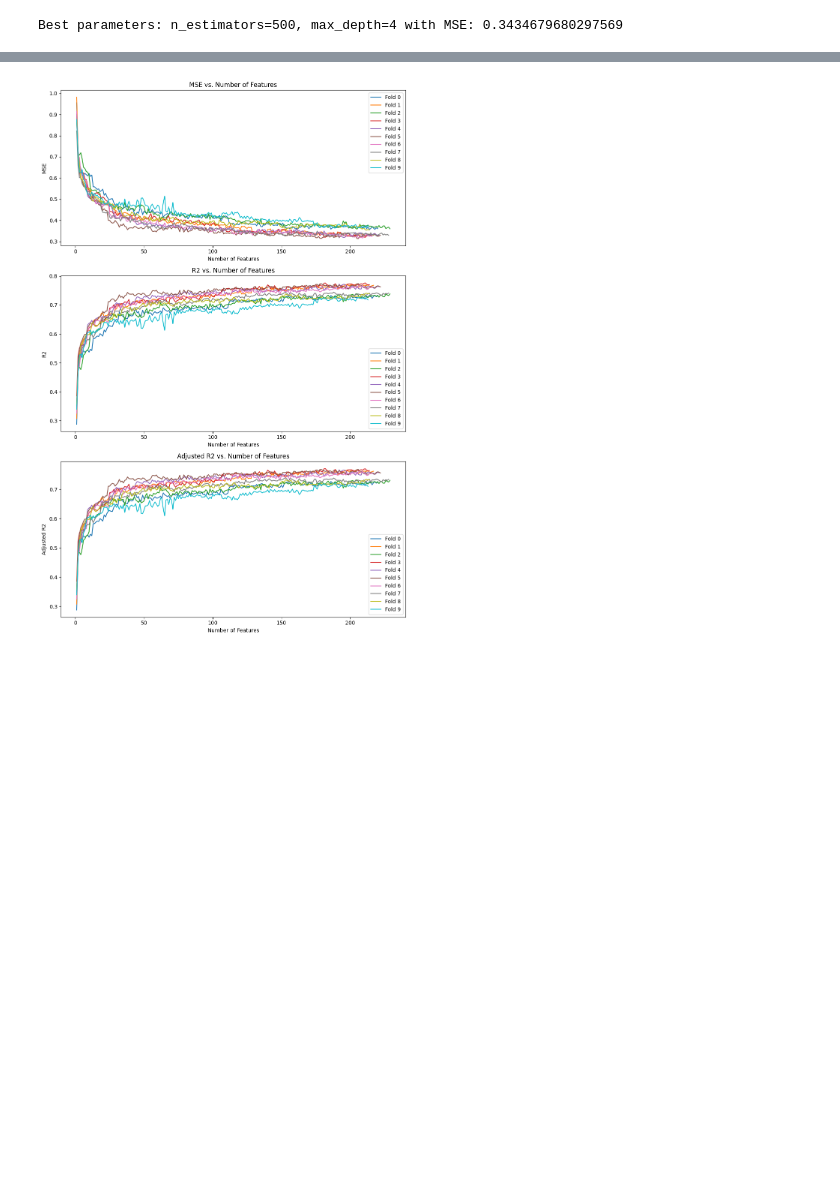
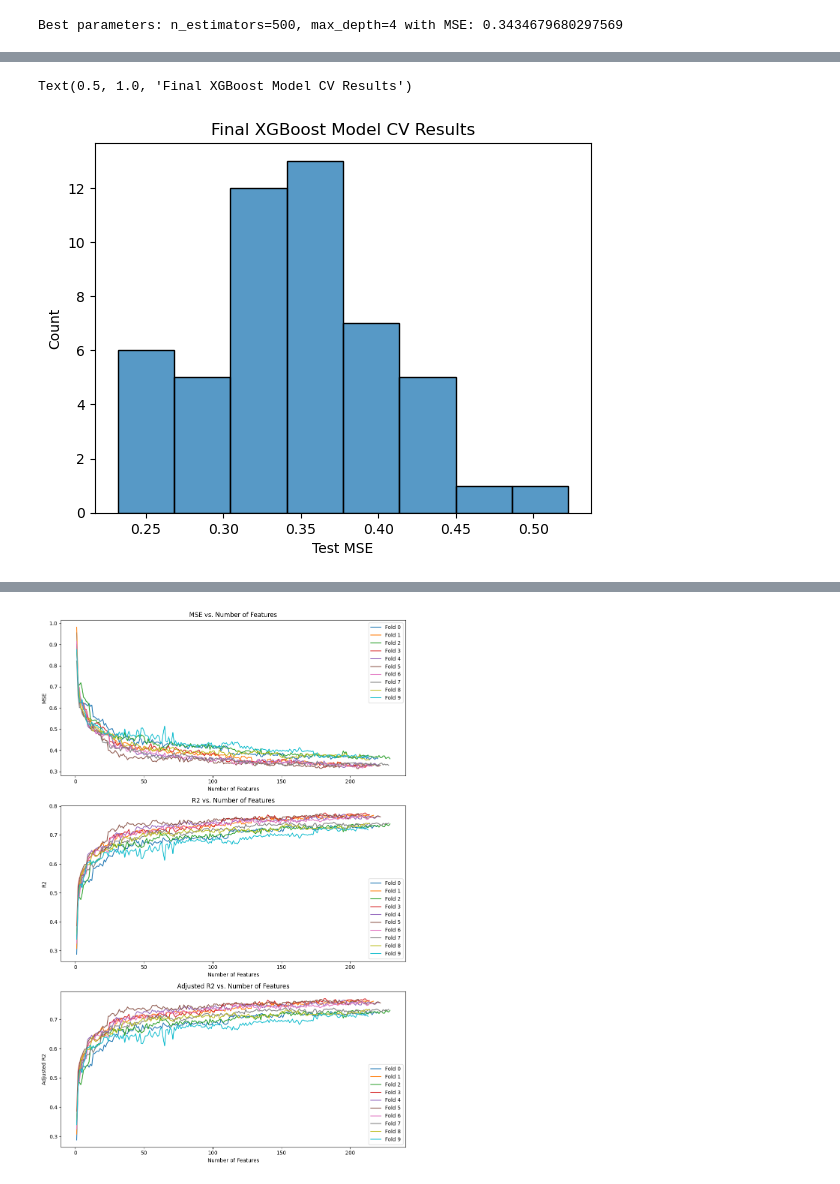
Before and after one commit to KingJMS1/JMT6366Project, a Jupyter notebook: XGBoost.ipynb, the cells around one changed output, grey strips where cells are left out. Drawn from its saved outputs; the diff is of its cells as text; code cells hidden in the pictures; blank space fills up the shorter version.

```diff
--- a/XGBoost.ipynb
+++ b/XGBoost.ipynb
@@ -169,0 +267,7 @@ Thresh=0.0010072, n=213, Mean Squared Error: 0.3747, R-Squared: 0.7176, Adj-R-Sq
+# %%
+ax = sns.histplot(final_mses)
+ax.set_xlabel("Test MSE")
+ax.set_title("Final XGBoost Model CV Results")
+# %% [output]
+Text(0.5, 1.0, 'Final XGBoost Model CV Results')
+[figure, added]
```
Also changed, not shown: parts of 26 cells of this notebook, 1 other file.
